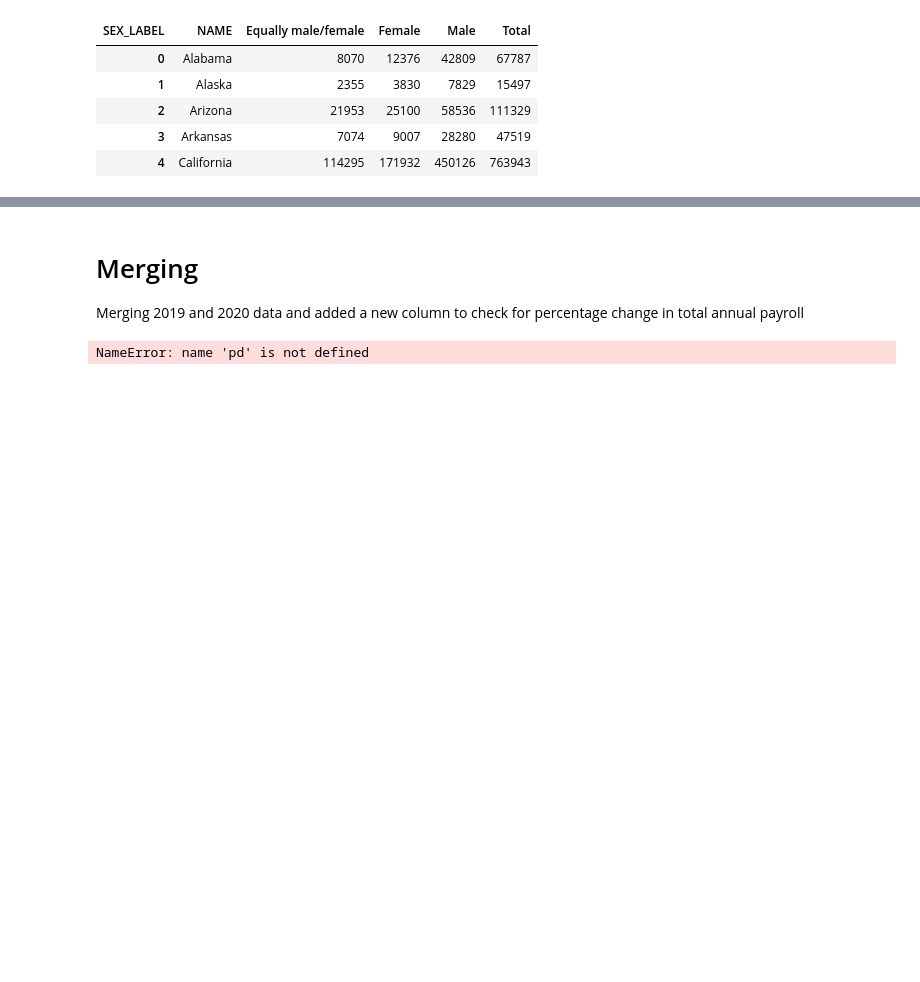
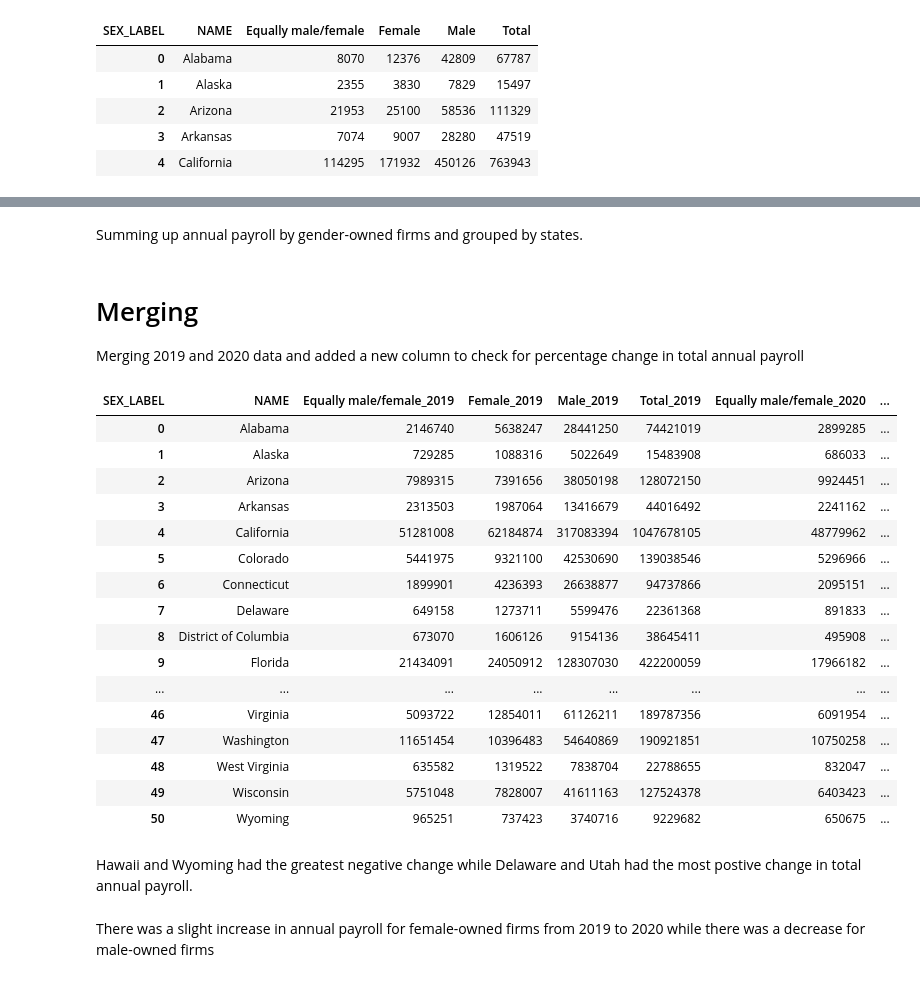
Before and after one commit to shane-sarabdial/pandalytics, a Jupyter notebook: ETL/company_summary_transform.ipynb, the cells around one changed output, grey strips where cells are left out. Drawn from its saved outputs; the diff is of its cells as text; code cells hidden in the pictures; blank space fills up the shorter version.

```diff
--- a/ETL/company_summary_transform.ipynb
+++ b/ETL/company_summary_transform.ipynb
@@ -193,3 +193,5 @@ fig.show()
+# %% [markdown]
+Summing up annual payroll by gender-owned firms and grouped by states.
 # %%
 pay_by_state_2020 = tot_firms_20_bystate.groupby(['NAME', 'SEX_LABEL'])['PAYANN'].sum()
 pay_by_state_2020.unstack()
@@ -204,10 +206,30 @@ Merging 2019 and 2020 data and added a new column to check for percentage change
 # %%
 pay_state_gender_1920 = pd.merge(pay_state_gender_19, pay_state_gender_20, on='NAME')
 pay_state_gender_1920 = pay_state_gender_1920.rename(columns={'Equally male/female_x': 'Equally male/female_2019', 'Female_x':'Female_2019', 'Male_x' : 'Male_2019','Total_x':'Total_2019', 'Equally male/female_y': 'Equally male/female_2020', 'Female_y':'Female_2020', 'Male_y' : 'Male_2020','Total_y':'Total_2020'})
 pay_state_gender_1920['Percent_change_total'] = ((pay_state_gender_1920['Total_2020']-pay_state_gender_1920['Total_2019']) / pay_state_gender_1920['Total_2019']*100)
-pay_state_gender_1920.head()
+pay_state_gender_1920
 # %% [output]
-NameError: name 'pd' is not defined
+| SEX_LABEL | NAME | Equally male/female_2019 | Female_2019 | Male_2019 | Total_2019 | Equally male/female_2020 | ... |
+| 0 | Alabama | 2146740 | 5638247 | 28441250 | 74421019 | 2899285 | ... |
+| 1 | Alaska | 729285 | 1088316 | 5022649 | 15483908 | 686033 | ... |
+| 2 | Arizona | 7989315 | 7391656 | 38050198 | 128072150 | 9924451 | ... |
+| 3 | Arkansas | 2313503 | 1987064 | 13416679 | 44016492 | 2241162 | ... |
+| 4 | California | 51281008 | 62184874 | 317083394 | 1047678105 | 48779962 | ... |
+| 5 | Colorado | 5441975 | 9321100 | 42530690 | 139038546 | 5296966 | ... |
+| 6 | Connecticut | 1899901 | 4236393 | 26638877 | 94737866 | 2095151 | ... |
+| 7 | Delaware | 649158 | 1273711 | 5599476 | 22361368 | 891833 | ... |
+| 8 | District of Columbia | 673070 | 1606126 | 9154136 | 38645411 | 495908 | ... |
+| 9 | Florida | 21434091 | 24050912 | 128307030 | 422200059 | 17966182 | ... |
+| ... | ... | ... | ... | ... | ... | ... | ... |
+| 46 | Virginia | 5093722 | 12854011 | 61126211 | 189787356 | 6091954 | ... |
+| 47 | Washington | 11651454 | 10396483 | 54640869 | 190921851 | 10750258 | ... |
+| 48 | West Virginia | 635582 | 1319522 | 7838704 | 22788655 | 832047 | ... |
+| 49 | Wisconsin | 5751048 | 7828007 | 41611163 | 127524378 | 6403423 | ... |
+| 50 | Wyoming | 965251 | 737423 | 3740716 | 9229682 | 650675 | ... |
+# %% [markdown]
+Hawaii and Wyoming had the greatest negative change while Delaware and Utah had the most postive change in total annual payroll.
+# %% [markdown]
+There was a slight increase in annual payroll for female-owned firms from 2019 to 2020 while there was a decrease for male-owned firms
 # %%
 sex_labels_equal = ['Equally male/female_2019','Equally male/female_2020']
 sex_labels_female = ['Female_2019','Female_2020',]
```
Also changed, not shown: parts of 10 cells of this notebook, 1 other file.
